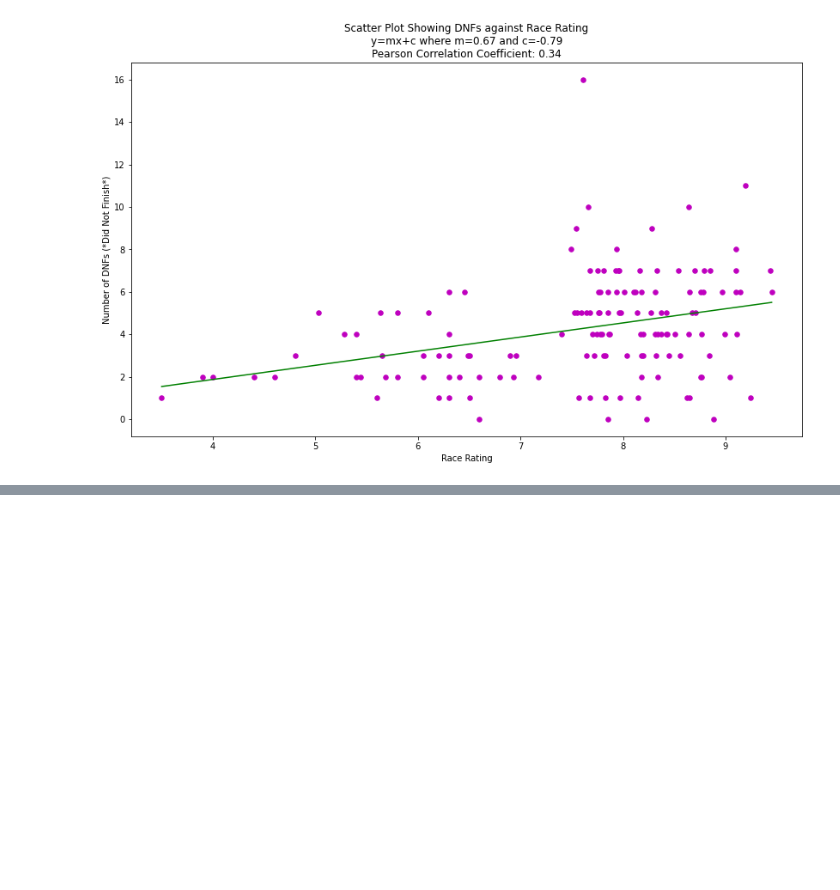
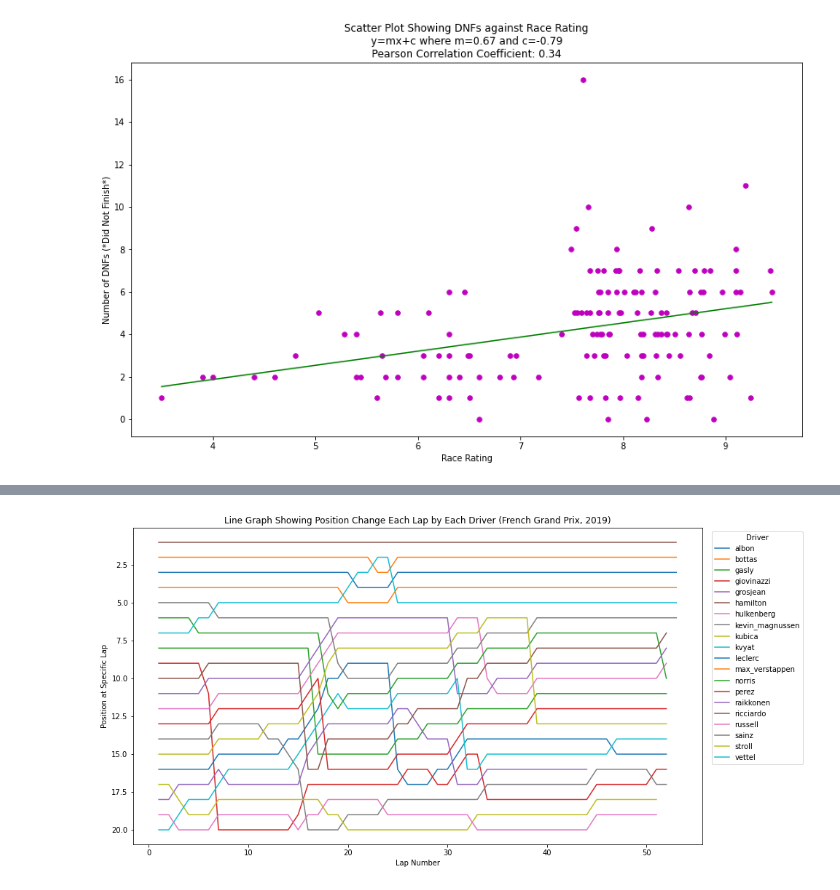
Before and after one commit to jasonhsu8/Formula-1-Project, a Jupyter notebook: JJ Notebooks/DataVisualisation.ipynb, the cells around one changed output, grey strips where cells are left out. Cells and saved outputs as stored; diff of their text form; code cells hidden in the pictures; blank space fills up the shorter version.

```diff
--- a/JJ Notebooks/DataVisualisation.ipynb
+++ b/JJ Notebooks/DataVisualisation.ipynb
@@ -608,0 +759,20 @@ plot_regression_line(x,y,b)
+# %%
+# Now lets comapre these to the worst rated Grand Prix in this dataset
+# Not using spa 2021 as no race happened
+# raceId = 1017
+
+laptimes_driverids_1017 = laptimes_driverids[laptimes_driverids['raceId'] ==1017]
+
+laptimes_driverids_1017_grouped = laptimes_driverids_1017.groupby('driverRef')
+fig = plt.figure(figsize=(14,8))
+for driverRef, group in laptimes_driverids_1017_grouped:
+    plt.plot(group['lap'], group['position'], label=f'{driverRef}')
+
+plt.xlabel('Lap Number')
+plt.ylabel('Position at Specific Lap')
+plt.title('Line Graph Showing Position Change Each Lap by Each Driver (French Grand Prix, 2019)')
+plt.legend(title= "Driver", bbox_to_anchor=(1.01, 1), loc='upper left')
+plt.gca().invert_yaxis() #inverts y axis
+plt.show()
+# %% [output]
+[figure, added]
```
Also changed, not shown: parts of 13 cells of this notebook, 3 other files.
